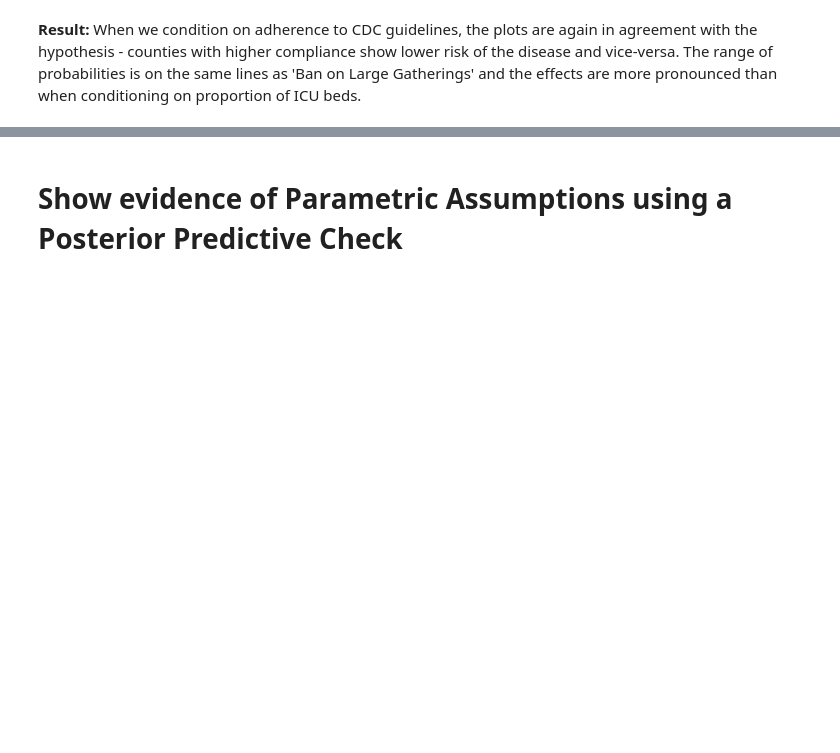
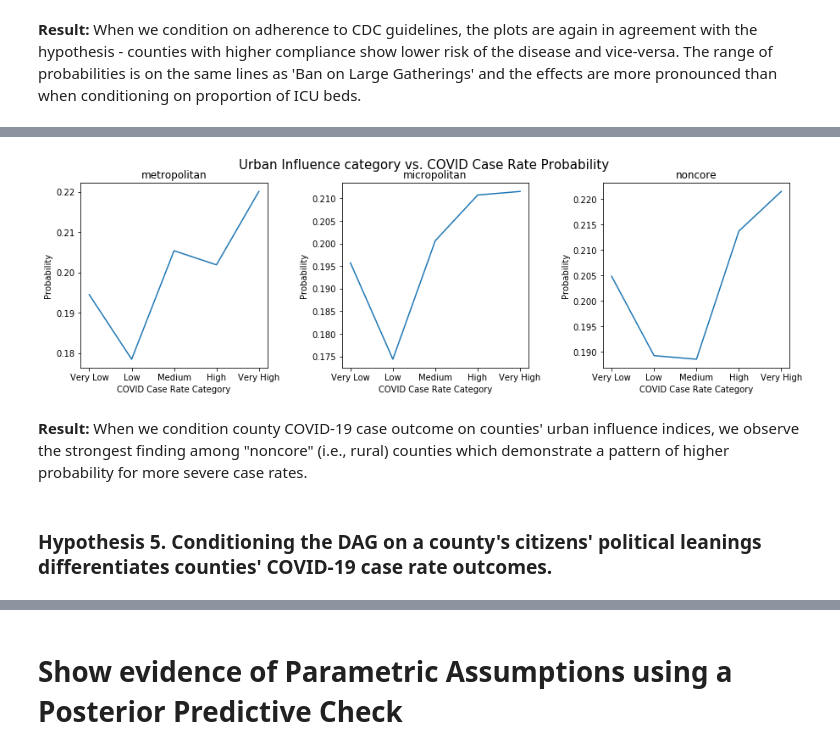
Before and after one commit to chloelarkin/county-covid-cases, a Jupyter notebook: causal_modeling/Covid19_Causal_Model.ipynb, the cells around one changed output, grey strips where cells are left out. Cells and saved outputs as stored; diff of their text form; code cells hidden in the pictures; blank space fills up the shorter version.

```diff
--- a/causal_modeling/Covid19_Causal_Model.ipynb
+++ b/causal_modeling/Covid19_Causal_Model.ipynb
@@ -553,0 +556,5 @@ plot_all_conditional_probs(cdc_hypothesis_dict, ax_dims=[1, 3], fig_dims=[15, 5]
+# %%
+ui_hypothesis_dict = get_all_conditional_probs(cc_pyro_model, 'UI', ui_labels)
+for category in ui_hypothesis_dict:
+    print("COVID case rate probabilities for " + category + " Urban Influence index category: ",
+          ui_hypothesis_dict[category], "\n")
@@ -553,0 +567,9 @@ plot_all_conditional_probs(cdc_hypothesis_dict, ax_dims=[1, 3], fig_dims=[15, 5]
+# %%
+plot_all_conditional_probs(ui_hypothesis_dict, ax_dims=[1, 3], fig_dims=[15, 4],
+                           plot_name="Urban Influence category", labels=ui_labels)
+# %% [output]
+[figure, added]
+# %% [markdown]
+**Result:** When we condition county COVID-19 case outcome on counties' urban influence indices, we observe the strongest finding among "noncore" (i.e., rural) counties which demonstrate a pattern of higher probability for more severe case rates.
+# %% [markdown]
+### Hypothesis 5. Conditioning the DAG on a county's citizens' political leanings differentiates counties' COVID-19 case rate outcomes.
```
Also changed, not shown: parts of 23 cells of this notebook.
